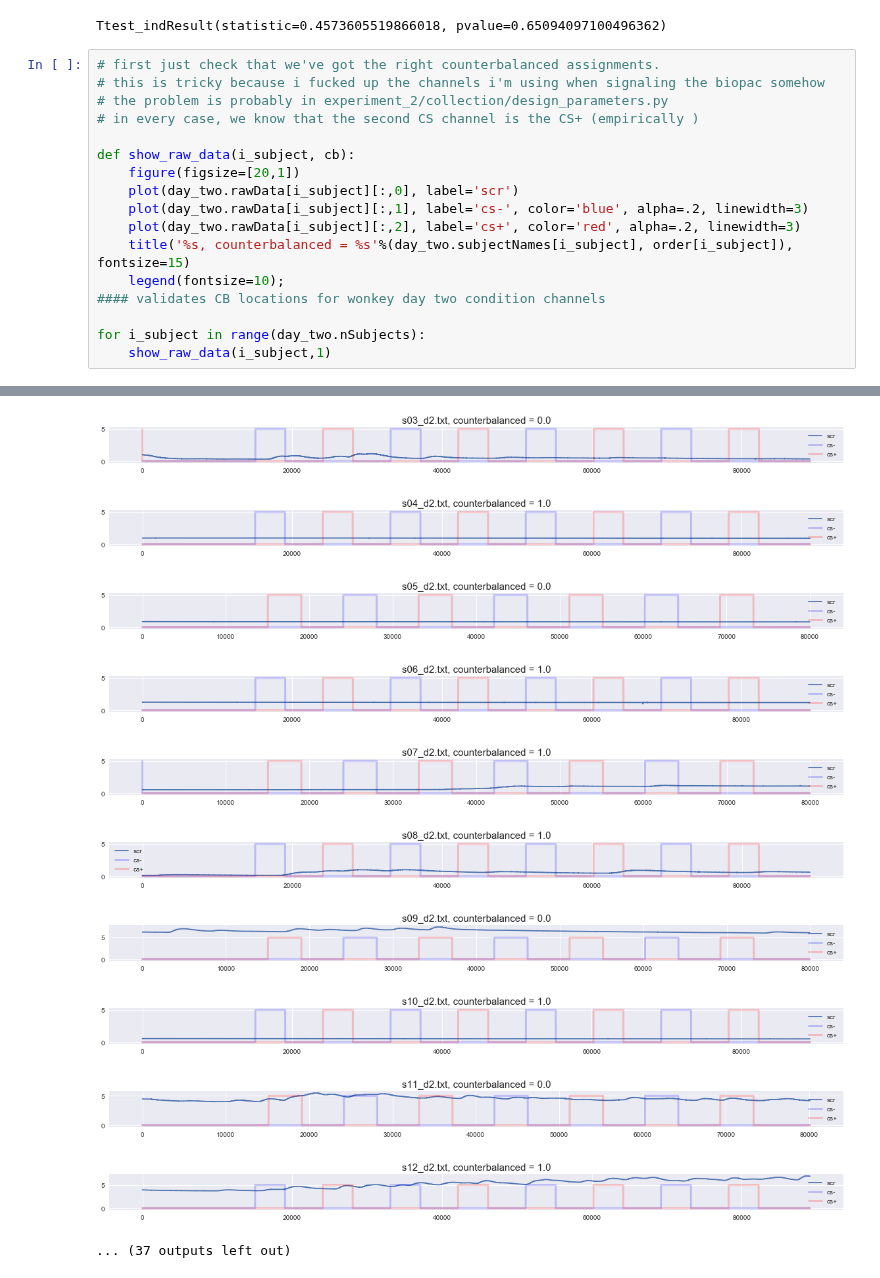
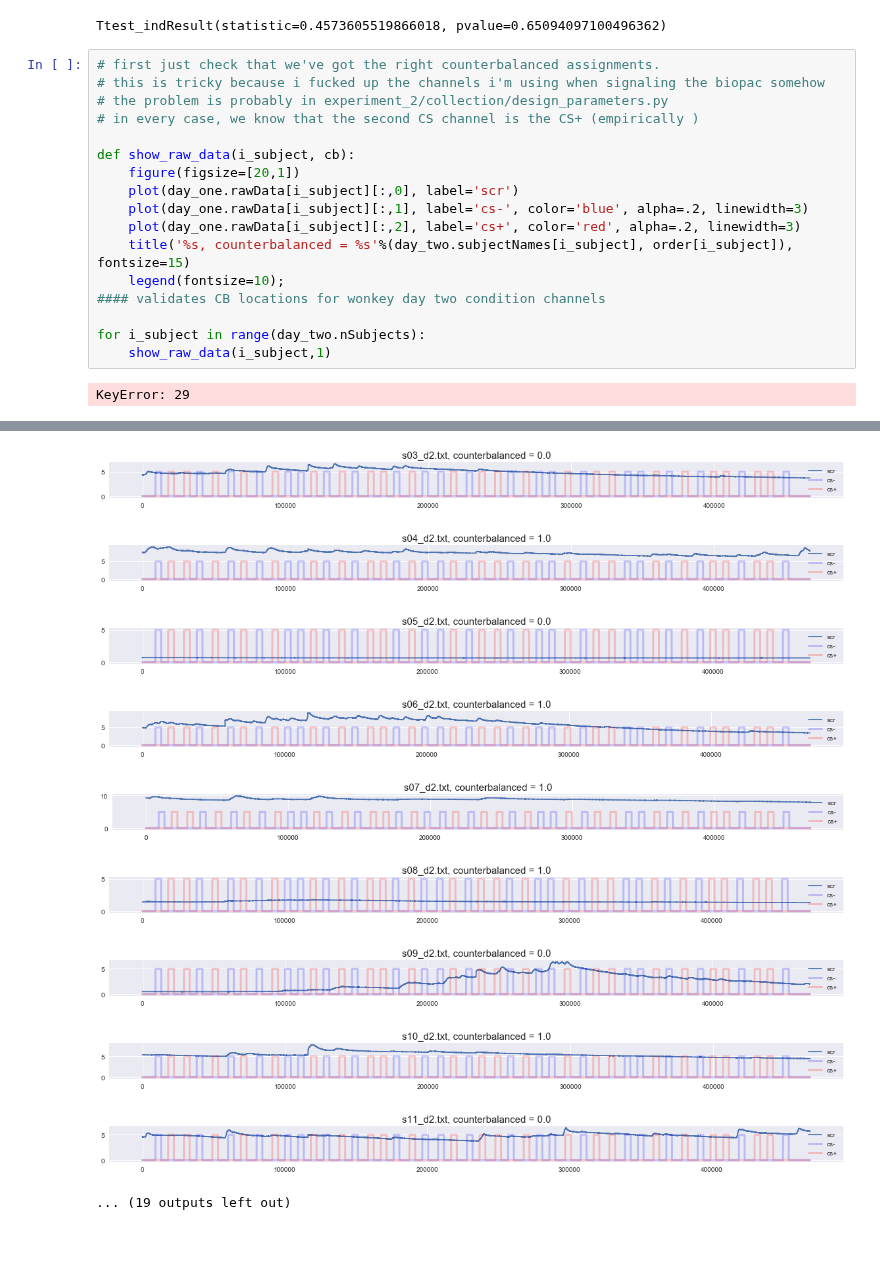
Before and after one commit to tzler/social_structure_learning, a Jupyter notebook: analysis/scr/adapting_fyp_analysis-4-replication.ipynb, the cells around one changed output, grey strips where cells are left out. Saved outputs shown, nothing was run; the diff lists cells and outputs as text; blank space fills up the shorter version.

```diff
--- a/analysis/scr/adapting_fyp_analysis-4-replication.ipynb
+++ b/analysis/scr/adapting_fyp_analysis-4-replication.ipynb
@@ -362,9 +362,9 @@ Ttest_indResult(statistic=0.4573605519866018, pvalue=0.65094097100496362)
 
 def show_raw_data(i_subject, cb):
     figure(figsize=[20,1])
-    plot(day_two.rawData[i_subject][:,0], label='scr')
-    plot(day_two.rawData[i_subject][:,1], label='cs-', color='blue', alpha=.2, linewidth=3)
-    plot(day_two.rawData[i_subject][:,2], label='cs+', color='red', alpha=.2, linewidth=3)
+    plot(day_one.rawData[i_subject][:,0], label='scr')
+    plot(day_one.rawData[i_subject][:,1], label='cs-', color='blue', alpha=.2, linewidth=3)
+    plot(day_one.rawData[i_subject][:,2], label='cs+', color='red', alpha=.2, linewidth=3)
     title('%s, counterbalanced = %s'%(day_two.subjectNames[i_subject], order[i_subject]), fontsize=15)
     legend(fontsize=10);
 #### validates CB locations for wonkey day two condition channels
@@ -372,3 +372,4 @@ def show_raw_data(i_subject, cb):
 for i_subject in range(day_two.nSubjects):
     show_raw_data(i_subject,1)
 # %% [output]
+KeyError: 29
@@ -377,11 +378,10 @@ for i_subject in range(day_two.nSubjects):
-[figure, old version]
+[figure, new version]
-[figure, old version]
+[figure, new version]
-[figure, old version]
+[figure, new version]
-[figure, old version]
+[figure, new version]
-[figure, old version]
+[figure, new version]
-[figure, old version]
+[figure, new version]
-[figure, old version]
+[figure, new version]
-[figure, old version]
+[figure, new version]
-[figure, old version]
+[figure, new version]
-[figure, removed]
-... (37 outputs left out)
+... (19 outputs left out)
```
Also changed, not shown: parts of 1 cell of this notebook, 5 other files.
